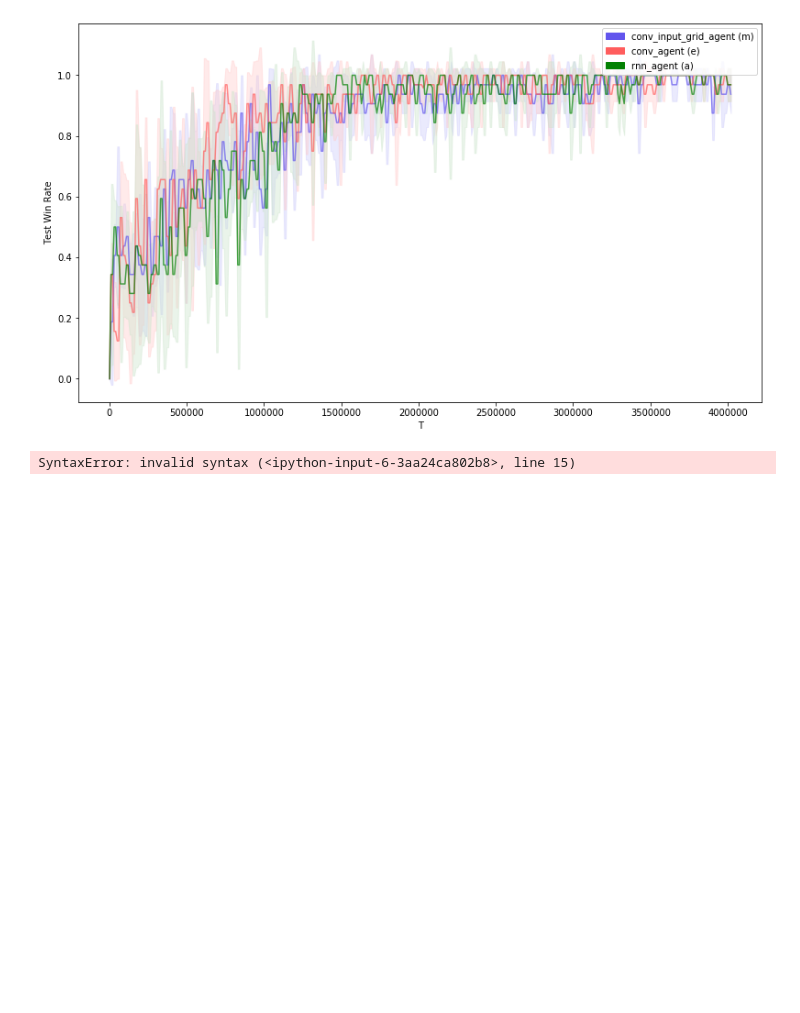
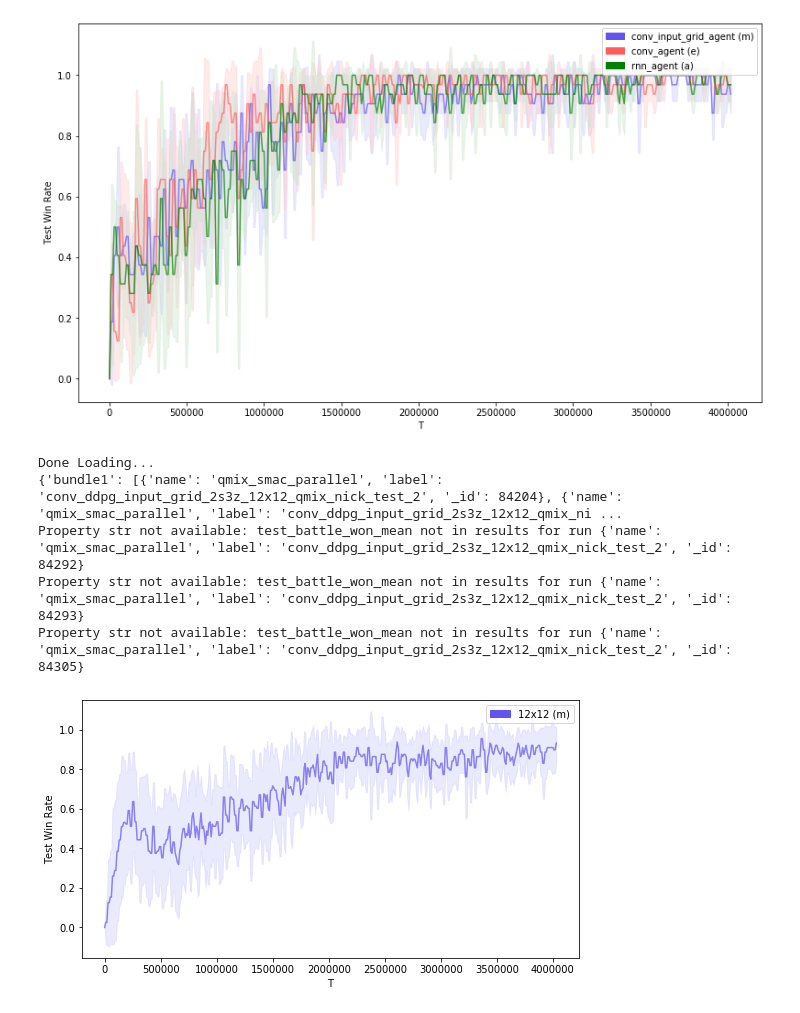
Before and after one commit to nicholasburden/pymarl, a Jupyter notebook: analysis/analysis.ipynb, the cells around one changed output. Drawn from its saved outputs; the diff is of its cells as text; code cells hidden in the pictures; blank space fills up the shorter version.

```diff
--- a/analysis/analysis.ipynb
+++ b/analysis/analysis.ipynb
@@ -312,31 +312,36 @@ Property str not available: test_battle_won_mean not in results for run {'name':
 # %%
 #2s3z 8x8, 12x12, 16x16, 24x24 qmix
 
-data__conv_ddpg_input_grid_8 = mongo_central.get_name_label_names("", "conv_ddpg_input_grid_2s3z_8x8_qmix_nick")
-print(data__conv_ddpg_input_grid_8)
+##data__conv_ddpg_input_grid_8 = mongo_central.get_name_label_names("", "conv_ddpg_input_grid_2s3z_8x8_qmix_nick")
+#print(data__conv_ddpg_input_grid_8)
 
-data__conv_ddpg_input_grid_12 = mongo_central.get_name_label_names("", "conv_ddpg_input_grid_2s3z_12x12_qmix_nick")
+data__conv_ddpg_input_grid_12 = mongo_central.get_name_label_names("", "conv_ddpg_input_grid_2s3z_12x12_qmix_nick_test_2")
 print(data__conv_ddpg_input_grid_12)
 
-data__conv_ddpg_input_grid_16 = mongo_central.get_name_label_names("", "conv_ddpg_input_grid_2s3z_16x16_qmix_nick")
-print(data__conv_ddpg_input_grid_16)
+#data__conv_ddpg_input_grid_16 = mongo_central.get_name_label_names("", "conv_ddpg_input_grid_2s3z_16x16_qmix_nick")
+#print(data__conv_ddpg_input_grid_16)
 
-data__conv_ddpg_input_grid_24 = mongo_central.get_name_label_names("", "conv_ddpg_input_grid_2s3z_24x24_qmix_nick")
-print(data__conv_ddpg_input_grid_24
+#data__conv_ddpg_input_grid_24 = mongo_central.get_name_label_names("", "conv_ddpg_input_grid_2s3z_24x24_qmix_nick")
+#print(data__conv_ddpg_input_grid_24
 
 bavg = bundle_average(mongo_central,
-                      [("8x8", data__conv_ddpg_input_grid_8, "test_battle_won_mean", "test_battle_won_mean_T"),
-                       ("12x12", data__conv_ddpg_input_grid_12, "test_battle_won_mean", "test_battle_won_mean_T"),
-                       ("16x16", data__conv_ddpg_input_grid_16, "test_battle_won_mean", "test_battle_won_mean_T"),
-                       ("24x24", data__conv_ddpg_input_grid_24, "test_battle_won_mean", "test_battle_won_mean_T")
+                      [#("8x8", data__conv_ddpg_input_grid_8, "test_battle_won_mean", "test_battle_won_mean_T"),
+                       ("12x12", data__conv_ddpg_input_grid_12, "test_battle_won_mean", "test_battle_won_mean_T")
+                       #("16x16", data__conv_ddpg_input_grid_16, "test_battle_won_mean", "test_battle_won_mean_T"),
+                       #("24x24", data__conv_ddpg_input_grid_24, "test_battle_won_mean", "test_battle_won_mean_T")
                       ],
                       no_fails=True,
                       window=20000)
 
 a = plot_bundle_avgs(bavg,
                      figsize=(10,5))
 # %% [output]
-SyntaxError: invalid syntax (<ipython-input-6-3aa24ca802b8>, line 15)
+Done Loading...
+{'bundle1': [{'name': 'qmix_smac_parallel', 'label': 'conv_ddpg_input_grid_2s3z_12x12_qmix_nick_test_2', '_id': 84204}, {'name': 'qmix_smac_parallel', 'label': 'conv_ddpg_input_grid_2s3z_12x12_qmix_ni ...
+Property str not available: test_battle_won_mean not in results for run {'name': 'qmix_smac_parallel', 'label': 'conv_ddpg_input_grid_2s3z_12x12_qmix_nick_test_2', '_id': 84292}
+Property str not available: test_battle_won_mean not in results for run {'name': 'qmix_smac_parallel', 'label': 'conv_ddpg_input_grid_2s3z_12x12_qmix_nick_test_2', '_id': 84293}
+Property str not available: test_battle_won_mean not in results for run {'name': 'qmix_smac_parallel', 'label': 'conv_ddpg_input_grid_2s3z_12x12_qmix_nick_test_2', '_id': 84305}
+[figure, added]
 # %%
 #with ID vs no ID, YxY qmix
 
```
Also changed, not shown: parts of 2 cells of this notebook, 5 other files.
